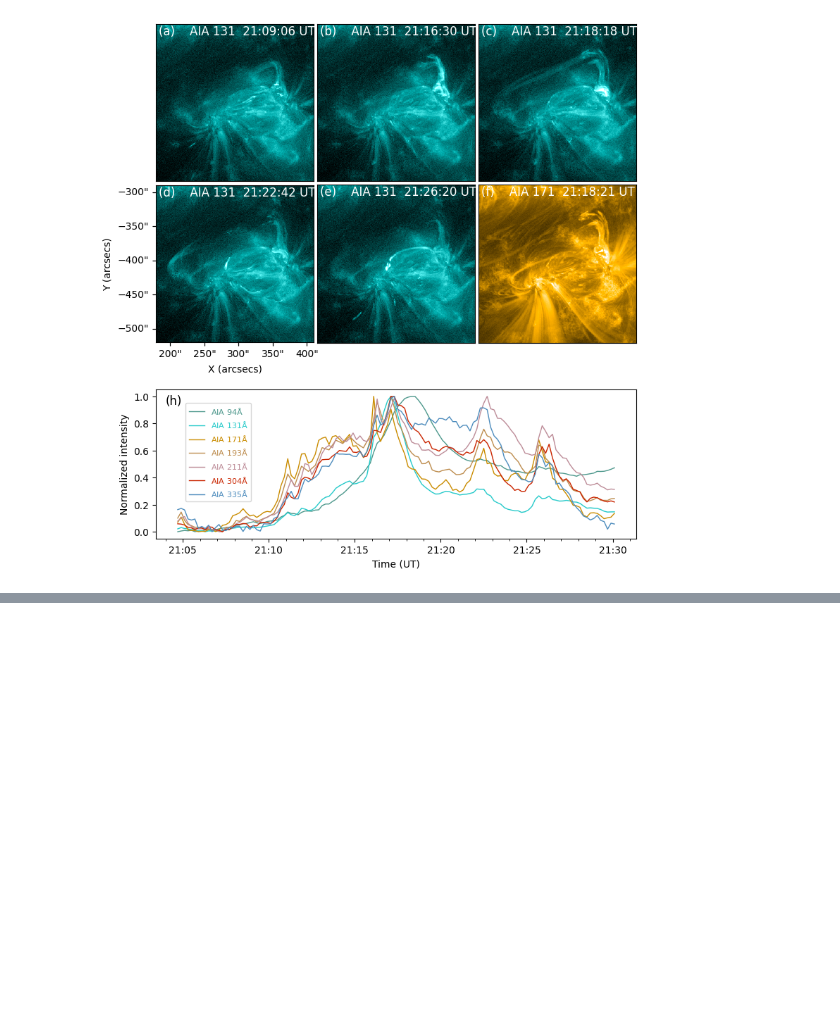
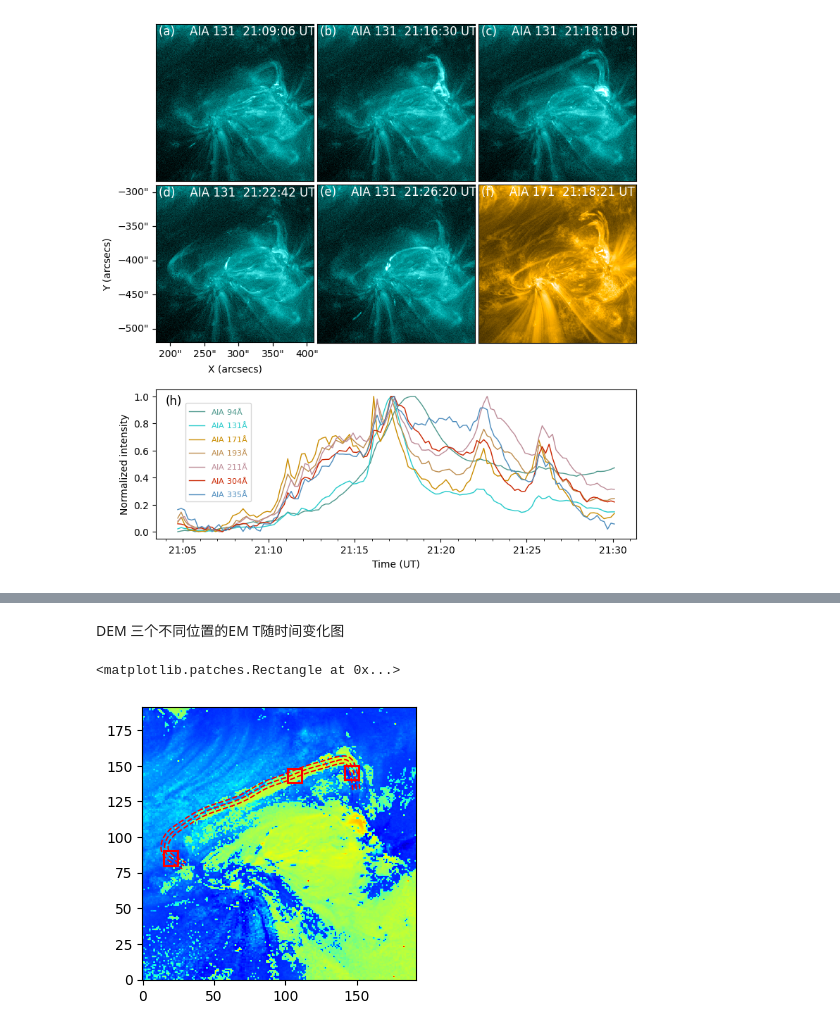
Before and after one commit to xiaosjh/reconnection, a Jupyter notebook: draw_image2.ipynb, the cells around one changed output, grey strips where cells are left out. Cells and saved outputs as stored; diff of their text form; code cells hidden in the pictures; blank space fills up the shorter version.

```diff
--- a/draw_image2.ipynb
+++ b/draw_image2.ipynb
@@ -185,0 +390,2 @@ plt.savefig(r'D:\Learning\PHD1st\magnetic_reconnecion\paper\fig2\aia_image_inten
+# %% [markdown]
+DEM 三个不同位置的EM T随时间变化图
@@ -185,0 +409,32 @@ plt.savefig(r'D:\Learning\PHD1st\magnetic_reconnecion\paper\fig2\aia_image_inten
+# %%
+data=np.load(r'D:\Learning\PHD1st\magnetic_reconnecion\data\AIA2\fit_points.npz')
+slice=np.load(r'D:\Learning\PHD1st\magnetic_reconnecion\data\AIA2\result_matrix.npy')
+a=data['fit_points']
+b=data['fit_points2']
+c=data['fit_points3']
+# %%
+fig=plt.figure(figsize=(12,10))
+ax22=fig.add_subplot(gs_top[1])
+datas=readsav(file_list[56])
+result=datas['result']
+dem_out=result['DEM_OUT'][0]
+smap_temp=result['SMAP_TEMP'][0]
+smap_em=result['SMAP_EM'][0]
+im=ax22.imshow(np.log10(smap_temp),vmin=6.0,vmax=7.3,cmap='jet',origin='lower')
+
+left_bottom1=(102,138)
+rect1=Rectangle(left_bottom1,10,10,edgecolor='red',facecolor='none',linewidth=1.5)
+ax22.plot(b[:,1]/2,b[:,0]/2,linestyle='--',color='red',linewidth=1)
+ax22.plot(a[:,1]/2,a[:,0]/2,linestyle='--',color='red',linewidth=1)
+ax22.plot(c[:,1]/2,c[:,0]/2,linestyle='--',color='red',linewidth=1)
+ax22.add_patch(rect1)
+
+left_bottom2=(142,140)
+rect2=Rectangle(left_bottom2,10,10,edgecolor='red',facecolor='none',linewidth=1.5)
+left_bottom3=(15,80)
+rect3=Rectangle(left_bottom3,10,10,edgecolor='red',facecolor='none',linewidth=1.5)
+ax22.add_patch(rect2)
+ax22.add_patch(rect3)
+# %% [output]
+<matplotlib.patches.Rectangle at 0x...>
+[figure, added]
```
Also changed, not shown: parts of 11 cells of this notebook, 2 other files.
